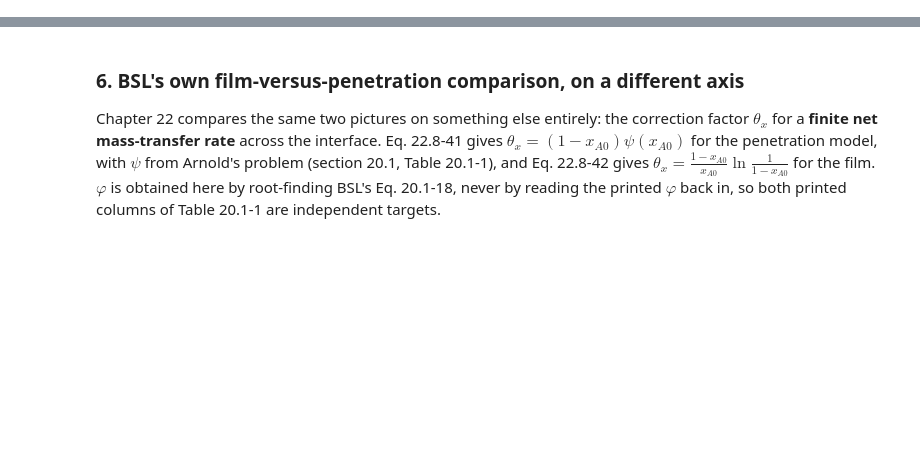
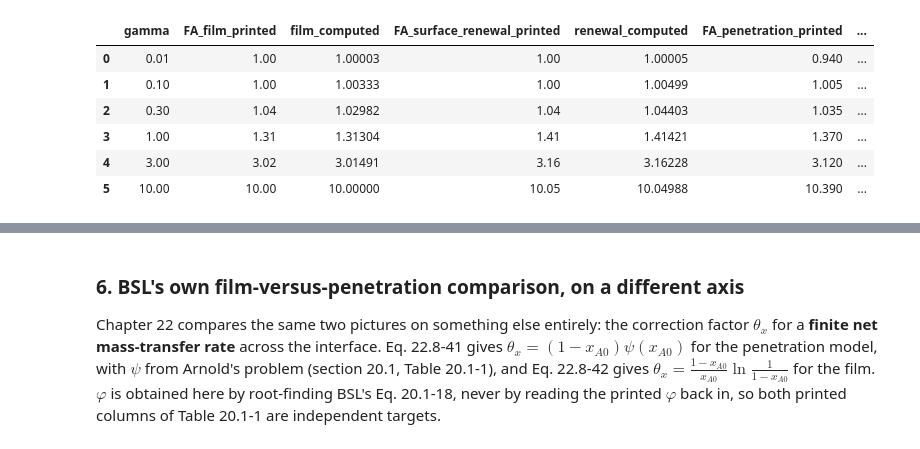
Before and after one commit to computational-chemical-engineering/pymrm-gallery, a Jupyter notebook: pages/A3.2-higbie-penetration/index.ipynb, the cells around one changed output, grey strips where cells are left out. Cells and saved outputs as stored; diff of their text form; code cells hidden in the pictures; blank space fills up the shorter version.

```diff
--- a/pages/A3.2-higbie-penetration/index.ipynb
+++ b/pages/A3.2-higbie-penetration/index.ipynb
@@ -1045,0 +898,56 @@ are the closed forms, not the cells.
+# %%
+def FA_film(g):        return g / np.tanh(g)                    # Froment 6.3.2-11
+def FA_renewal(g):     return np.sqrt(1.0 + g * g)                # Froment 6.4.2-7
+def FA_penetration(g, arg=2 / np.sqrt(np.pi)):                    # Froment 6.4.2-8
+    return g * ((1 + np.pi / (8 * g * g)) * erf(arg * g)
+                + 1 / (2 * g) * np.exp(-4 / np.pi * g * g))
+
+
+# The film and renewal columns are printed to two decimals, so "outside the
+# bracket" means outside by more than one unit in that last printed place.
+BRACKET_TOL = 0.01
+
+
+def bracket_test(pen, film, renew, tol=BRACKET_TOL):
+    """Printed penetration cells outside the printed film/renewal bracket of their
+    row, with each cell's distance to the nearest bracket edge."""
+    lo, hi = np.minimum(film, renew) - tol, np.maximum(film, renew) + tol
+    return (pen < lo) | (pen > hi), np.minimum(np.abs(pen - lo), np.abs(pen - hi))
+
+
+gam = fro["gamma"].to_numpy()
+COLS = {"film": ("FA_film_printed", FA_film), "renewal": ("FA_surface_renewal_printed", FA_renewal),
+        "penetration": ("FA_penetration_printed", FA_penetration)}
+t3 = fro.copy()
+for col, (pcol, fn) in COLS.items():
+    t3[f"{col}_computed"] = fn(gam)
+    t3[f"{col}_rel"] = t3[f"{col}_computed"] / t3[pcol] - 1
+    t3[f"{col}_off_in_half_units"] = (np.abs(t3[f"{col}_computed"] - t3[pcol])
+                                      / half_unit(fro_str[pcol]))
+PEN_PR, FILM_PR, REN_PR = (t3[c].to_numpy() for c in
+                           ("FA_penetration_printed", "FA_film_printed", "FA_surface_renewal_printed"))
+OUT, OUT_DIST = bracket_test(PEN_PR, FILM_PR, REN_PR)
+t3["printed_pen_outside_printed_bracket"] = OUT
+
+claims.value("froment_t6421_film_worst_rel", t3["film_rel"].abs().max())
+claims.value("froment_t6421_renewal_worst_rel", t3["renewal_rel"].abs().max())
+claims.value("froment_t6421_penetration_worst_rel", t3["penetration_rel"].abs().max())
+claims.value("froment_t6421_pen_at_gamma_10_rel", t3.loc[t3["gamma"] == 10, "penetration_rel"].iloc[0])
+claims.exact("froment_t6421_pen_bracket_violations", int(OUT.sum()), margin=float(OUT_DIST.min()),
+             min_margin=1e-3, note="distance of the nearest printed cell to a bracket edge")
+N_OFF = {col: claims.count(f"froment_t6421_{col}_cells_off_rounding",
+                           t3[f"{col}_off_in_half_units"], 1.0, min_margin=1e-3,
+                           note="cells the closed form does not round to, of six")
+         for col in COLS}
+
+display(t3[["gamma", "FA_film_printed", "film_computed", "FA_surface_renewal_printed",
+            "renewal_computed", "FA_penetration_printed", "penetration_computed",
+            "penetration_rel", "printed_pen_outside_printed_bracket"]].round(5))
+# %% [output]
+|  | gamma | FA_film_printed | film_computed | FA_surface_renewal_printed | renewal_computed | FA_penetration_printed | ... |
+| 0 | 0.01 | 1.00 | 1.00003 | 1.00 | 1.00005 | 0.940 | ... |
+| 1 | 0.10 | 1.00 | 1.00333 | 1.00 | 1.00499 | 1.005 | ... |
+| 2 | 0.30 | 1.04 | 1.02982 | 1.04 | 1.04403 | 1.035 | ... |
+| 3 | 1.00 | 1.31 | 1.31304 | 1.41 | 1.41421 | 1.370 | ... |
+| 4 | 3.00 | 3.02 | 3.01491 | 3.16 | 3.16228 | 3.120 | ... |
+| 5 | 10.00 | 10.00 | 10.00000 | 10.05 | 10.04988 | 10.390 | ... |
```
Also changed, not shown: parts of 84 cells of this notebook, 9 other files.
